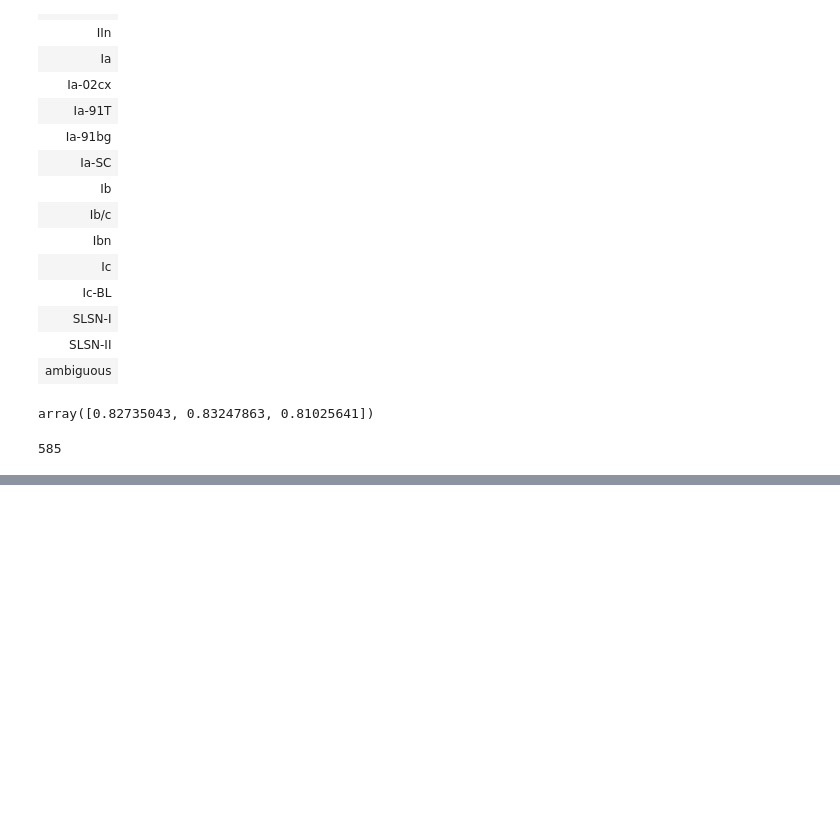
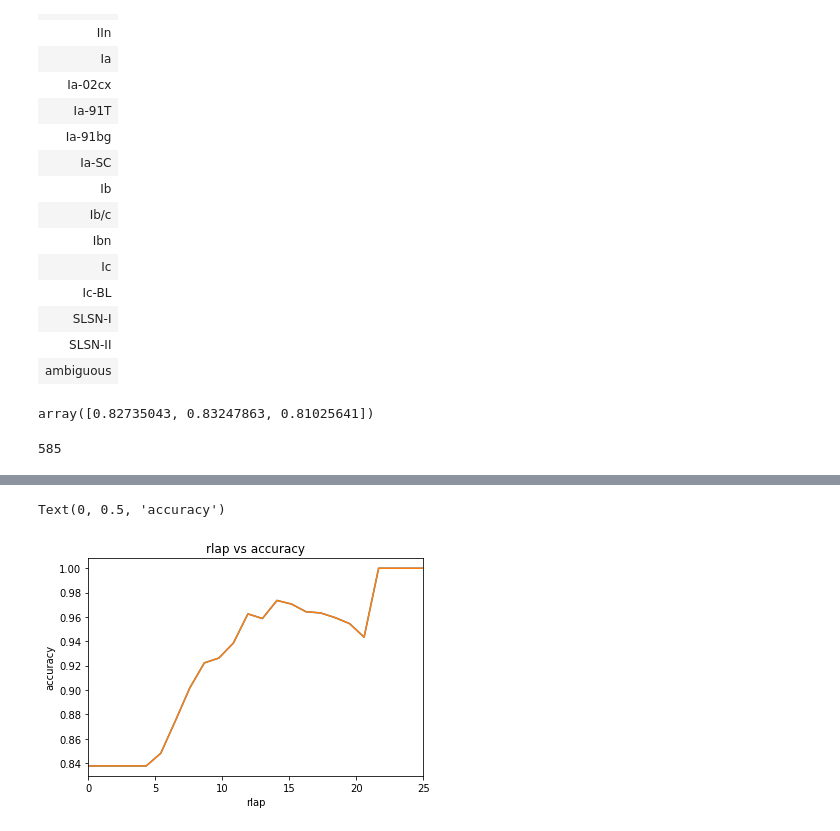
Before and after one commit to Hallflower20/supernova-spectrum-analysis, a Jupyter notebook: Analyzing_SNID.ipynb, the cells around one changed output, grey strips where cells are left out. Cells and saved outputs as stored; diff of their text form; code cells hidden in the pictures; blank space fills up the shorter version.

```diff
--- a/Analyzing_SNID.ipynb
+++ b/Analyzing_SNID.ipynb
@@ -177,0 +401,10 @@ JoinedResults[top15_list]["ZTF_Name", "sn_type", "Good"].to_pandas().to_csv("SNI
+# %%
+plt.plot(counters_rlapz[:,0], counters_rlapz[:,1]/counters_rlapz[:,2])
+plt.plot(counters_rlap[:,0], counters_rlap[:,1]/counters_rlap[:,2])
+plt.xlim(0, 25)
+plt.title("rlap vs accuracy")
+plt.xlabel("rlap")
+plt.ylabel("accuracy")
+# %% [output]
+Text(0, 0.5, 'accuracy')
+[figure, added]
```
Also changed, not shown: parts of 28 cells of this notebook, 4 other files.
